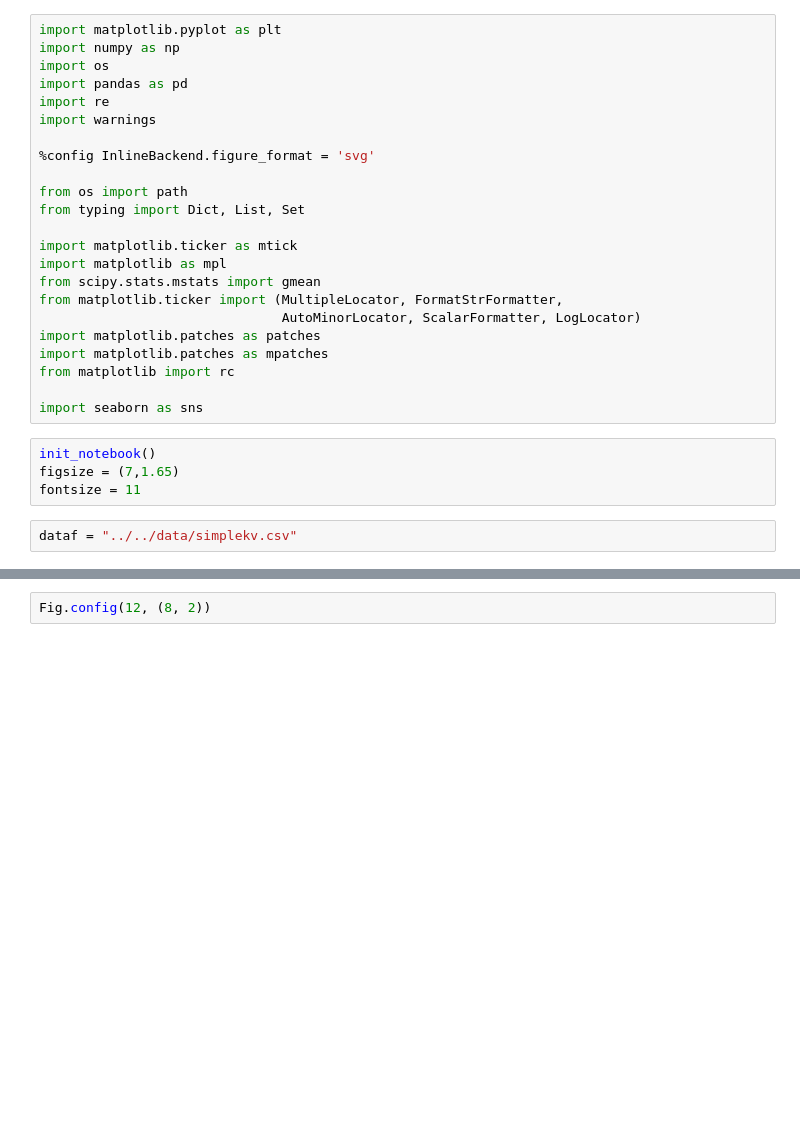
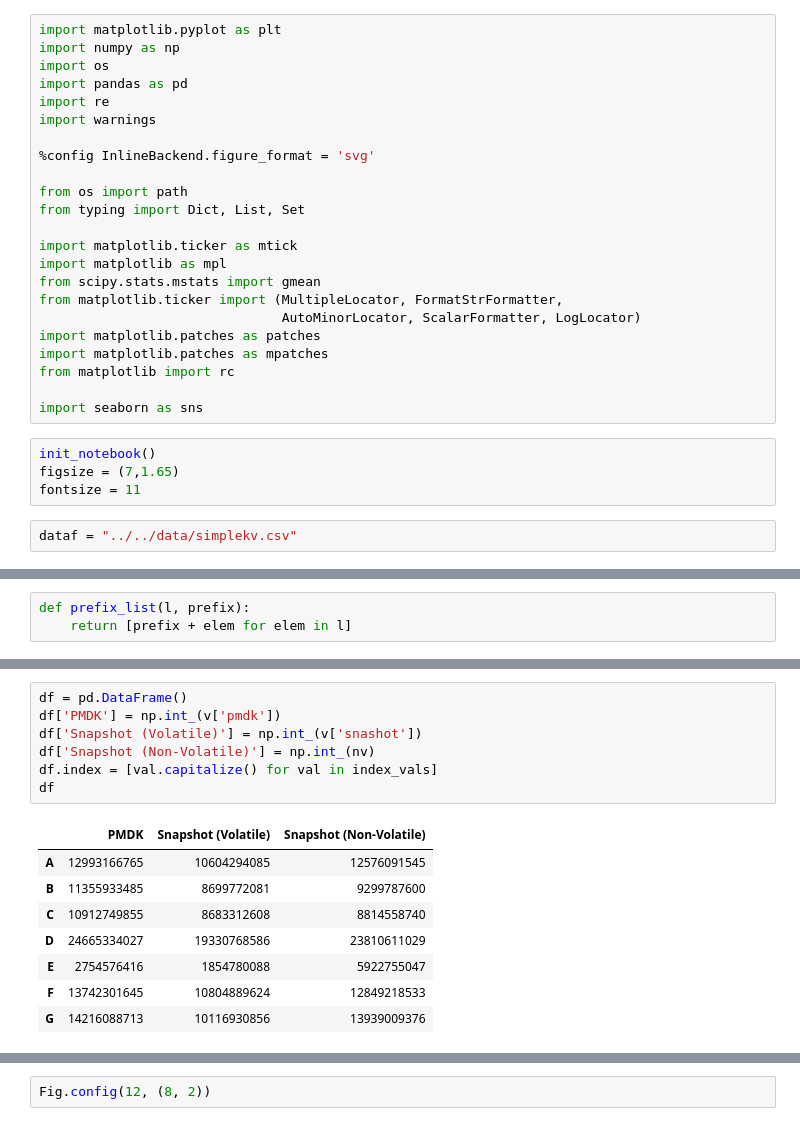
Before and after one commit to NVSL/snapshot-public, a Jupyter notebook: src/scripts/map.ipynb, the cells around one changed output, grey strips where cells are left out. Cells and saved outputs as stored; diff of their text form; blank space fills up the shorter version.

```diff
--- a/src/scripts/map.ipynb
+++ b/src/scripts/map.ipynb
@@ -41 +41,4 @@ bd59a8e74f5d26facead9a0d58070ddda7bb03d6ff8e8f32d541aff784093897  ../../data/sim
+# %%
+def prefix_list(l, prefix):
+    return [prefix + elem for elem in l]
 # %%
@@ -55 +80,17 @@ df
+# %%
+df = pd.DataFrame()
+df['PMDK'] = np.int_(v['pmdk'])
+df['Snapshot (Volatile)'] = np.int_(v['snashot'])
+df['Snapshot (Non-Volatile)'] = np.int_(nv)
+df.index = [val.capitalize() for val in index_vals]
+df
+# %% [output]
+|  | PMDK | Snapshot (Volatile) | Snapshot (Non-Volatile) |
+| A | 12993166765 | 10604294085 | 12576091545 |
+| B | 11355933485 | 8699772081 | 9299787600 |
+| C | 10912749855 | 8683312608 | 8814558740 |
+| D | 24665334027 | 19330768586 | 23810611029 |
+| E | 2754576416 | 1854780088 | 5922755047 |
+| F | 13742301645 | 10804889624 | 12849218533 |
+| G | 14216088713 | 10116930856 | 13939009376 |
 # %%
```
Also changed, not shown: parts of 8 cells of this notebook, 8 other files.
